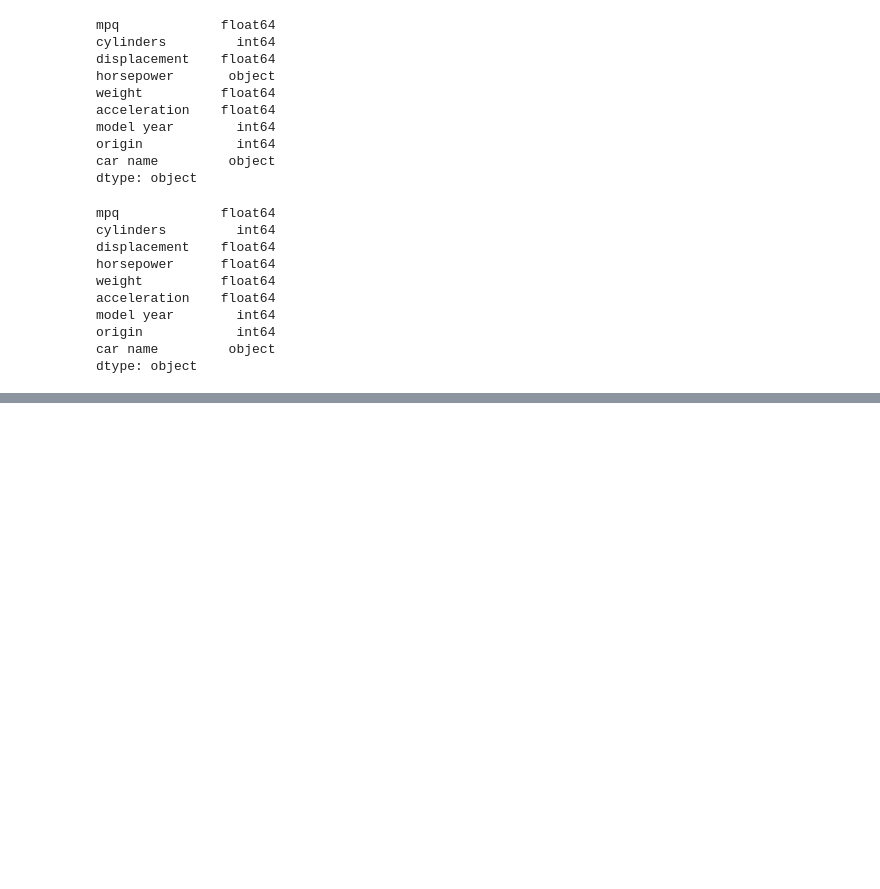
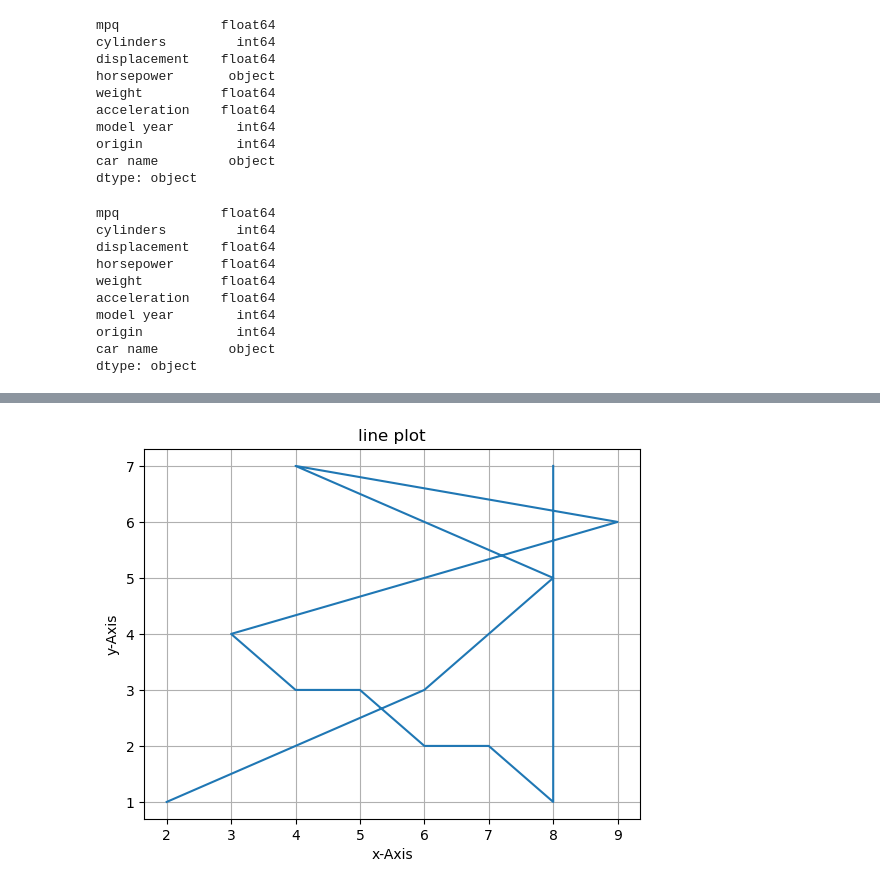
Before and after one commit to musharafaltaf/anacondaPractice, a Jupyter notebook: numpyexample.ipynb, the cells around one changed output, grey strips where cells are left out. Saved outputs shown, nothing was run; the diff lists cells and outputs as text; code cells hidden in the pictures; blank space fills up the shorter version.

```diff
--- a/numpyexample.ipynb
+++ b/numpyexample.ipynb
@@ -1311,0 +1326,11 @@ dtype: object
+# %%
+x = [2,6,8,4,9,3,4,5,6,7,8,8]
+y = [1,3,5,7,6,4,3,3,2,2,1,7]
+plt.plot(x,y)
+plt.title("line plot")
+plt.xlabel('x-Axis')
+plt.ylabel('y-Axis')
+plt.grid()
+plt.show()
+# %% [output]
+[figure, added]
```
Also changed, not shown: parts of 3 cells of this notebook.
